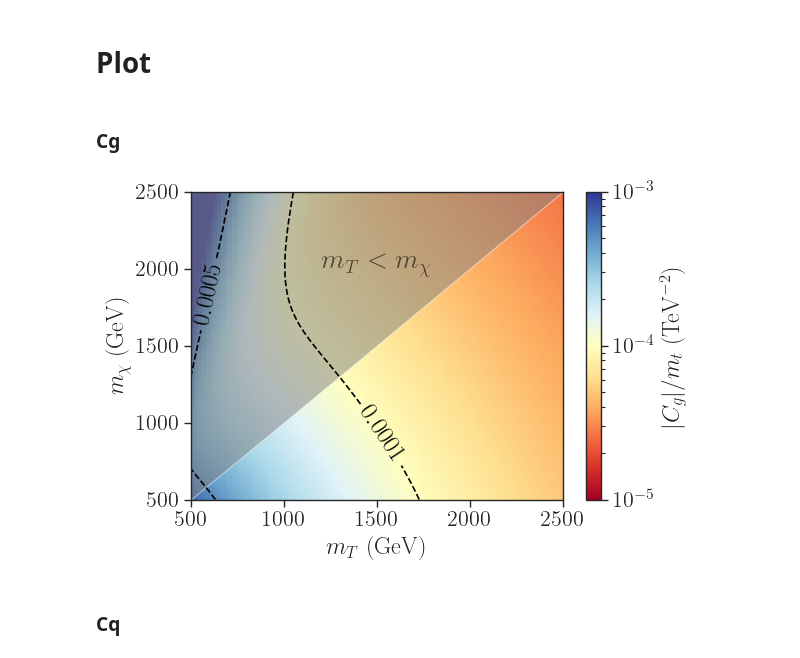
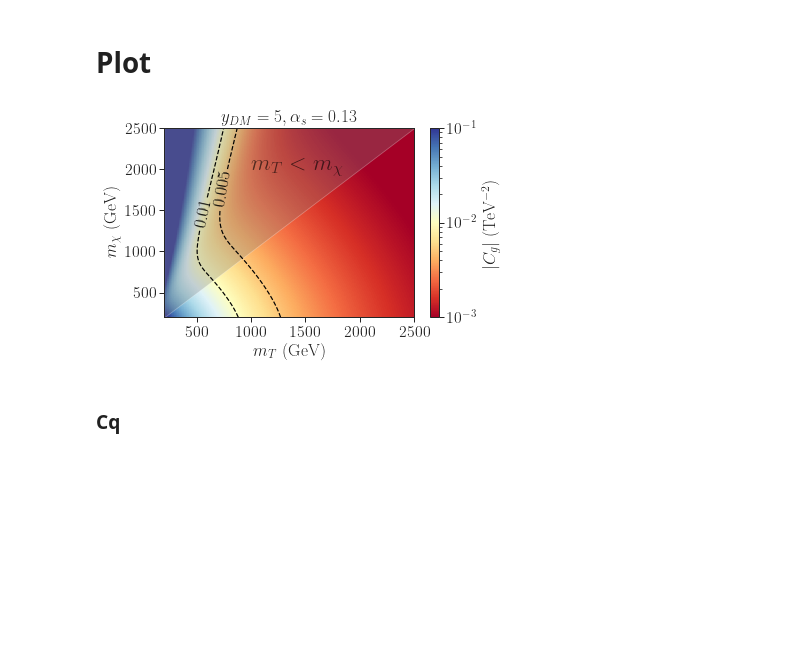
Before and after one commit to andlessa/SMStoEFT, a Jupyter notebook: notebooks/plots-eft-coeff.ipynb, the cells around one changed output. Saved outputs shown, nothing was run; the diff lists cells and outputs as text; code cells hidden in the pictures; blank space fills up the shorter version.

```diff
--- a/notebooks/plots-eft-coeff.ipynb
+++ b/notebooks/plots-eft-coeff.ipynb
@@ -9,6 +9,7 @@ import matplotlib.pyplot as plt
 import seaborn as sns
 from matplotlib.colors import LogNorm
 import itertools
+from auxPlots import Cq,Cg
 
 pd.option_context('display.max_columns', -1)
 
@@ -27,4 +28,4 @@ plt.rcParams.update({"savefig.dpi" : 300}) #Figure resolution
 sns.set() #Set style
 sns.set_style('ticks',{'font.family':'Times New Roman', 'font.serif':'Times New Roman'})
 sns.set_context('paper', font_scale=1.8)
-cm = plt.colormaps.get_cmap('RdYlBu')
+cm = plt.colormaps['RdYlBu']
@@ -59,41 +32,41 @@ def Cq(mChi,mST,yDM,gs,MT):
 # %%
 gs = np.sqrt(1.63362817)
-MT=172.5
-yDM=1.0
+yDM=5.0
 mChi=550.
 mST=600.
-# %% [markdown]
-### Cg
 # %%
-mSTv = np.linspace(500.,2500.,100)
-mChiv = np.linspace(500.,2500.,100)
+mSTv = np.linspace(200.,2500.,100)
+mChiv = np.linspace(200.,2500.,100)
 # %%
 pts = []
 for mmst,mmchi in itertools.product(mSTv,mChiv):
-    pts.append([mmst,mmchi,Cg(mmchi,mmst,yDM,gs,MT),Cq(mmchi,mmst,yDM,gs,MT)])
+    pts.append([mmst,mmchi,Cg(mmchi,mmst,yDM,gs),Cq(mmchi,mmst,yDM,gs)])
 pts = np.array(pts)
 # %%
 plt.figure(figsize=(6,4))
 x = mSTv
 y = mChiv
-z = (np.abs(pts[:,2])/MT)*1e6 # Convert to TeV
+z = (np.abs(pts[:,2]))*1e6 # Convert to TeV
 znew = np.reshape(z,(len(x),len(y)))
 plt.imshow(znew.T, extent=[x.min(),x.max(), y.min(), y.max()], origin='lower',
-                  cmap=cm,aspect='auto',norm=LogNorm(vmin=1e-5,vmax=1e-3))
-plt.colorbar(label=r'$|C_{g}|/m_t$ (TeV$^{-2}$)')
+                  cmap=cm,aspect='auto',norm=LogNorm(vmin=1e-3,vmax=1e-1))
+plt.colorbar(label=r'$|C_{g}|$ (TeV$^{-2}$)')
 plt.xlabel(r'$m_{T}$ (GeV)')
 plt.ylabel(r'$m_{\chi}$ (GeV)')
 # plt.title(r'$ g g \to \bar{t} t$',fontsize=20)
 
-contours = plt.contour(x, y, znew.T, [1e-4,5e-4], colors='black',linestyles='dashed')
+contours = plt.contour(x, y, znew.T, sorted([1e-2,5e-3]), colors='black',linestyles='dashed')
 # plt.axline((500.,500.),slope=1.0,color='gray',linestyle='dashed',linewidth=2.0)
-plt.fill_between(x, x, y.max(), facecolor='gray', alpha=0.5)
-plt.text(1200.,2000.,r'$m_{T} < m_{\chi}$',fontsize=20,c='black',alpha=0.6)
-plt.clabel(contours, inline=True, fontsize=18)
-plt.xlim(500,2500)
+plt.fill_between(x, x, y.max(), facecolor='gray', alpha=0.3)
+plt.text(1000.,2000.,r'$m_{T} < m_{\chi}$',fontsize=23,c='black',alpha=0.6)
+plt.clabel(contours, inline=True, fontsize=18,fmt='%1.0g')
+plt.xlim(200,2500)
+plt.title(r'$y_{DM} = %1.0f, \alpha_s = %1.2f$' %(yDM,gs**2/(4*np.pi)))
+plt.tight_layout()
+plt.savefig('Cg_values.png')
 plt.show()
 # %% [output]
-[figure, old version]
+[figure, new version]
 # %% [markdown]
 ### Cq
 # %%
```
Also changed, not shown: parts of 3 cells of this notebook, 12 other files.
